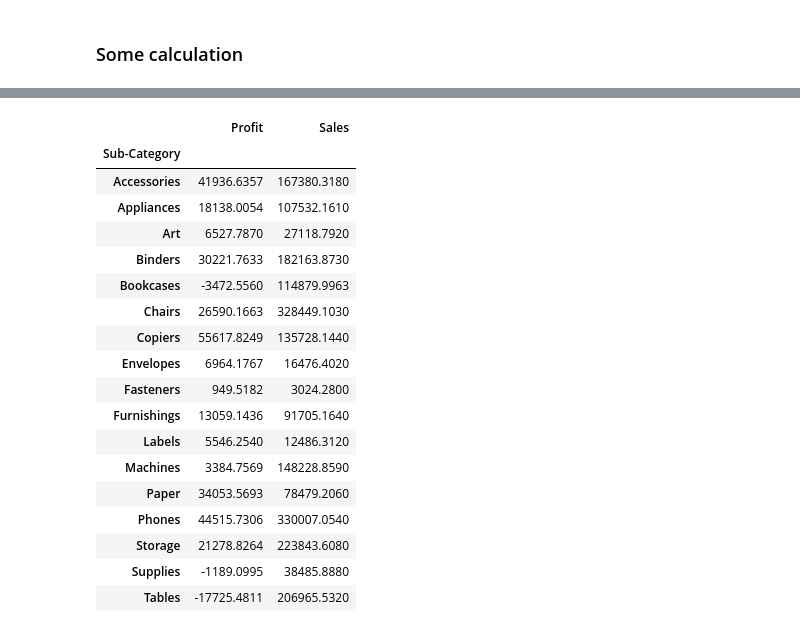
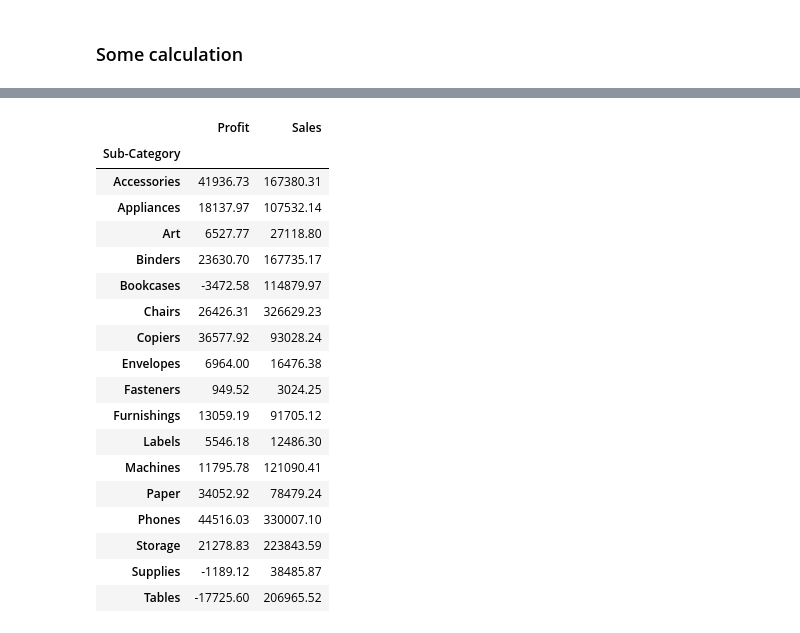
Before and after one commit to EljMorgan/Project3_DataPrep, a Jupyter notebook: Project_main.ipynb, the cells around one changed output, grey strips where cells are left out. Cells and saved outputs as stored; diff of their text form; code cells hidden in the pictures.

```diff
--- a/Project_main.ipynb
+++ b/Project_main.ipynb
@@ -5,6 +5,8 @@ import plotly.express as px
 import matplotlib.pyplot as plt
 # %%
 sales = pd.read_excel('9 - Superstore.xls', index_col= False)
+#rounding all values till 2 after coma
+sales = sales.round(2)
 sales.head()
 # %% [output]
 |  | Row ID | Order ID | Order Date | Ship Date | Ship Mode | Customer ID | Customer Name | Segment | Country | ... |
@@ -301,7 +288,7 @@ sales.boxplot(numeric_col)
 # %%
 #deleting rows with outliers by zeros
-sales.drop([0, 29, 441, 1291, 1863, 1864], axis = 0, inplace=True )
-sales.drop([1869, 1883, 3093, 3094, 3096, 4286], axis = 0, inplace=True)
+sales.drop([0, 29, 1291, 1863], axis = 0, inplace=True )
+sales.drop([1869, 3093, 3094, 4286], axis = 0, inplace=True)
 # %%
 stats = sales.describe().transpose()
 stats['IQR'] = stats['75%'] - stats['25%']
@@ -381,22 +364,23 @@ group by sub-category
 # %%
-sales.pivot_table(index=["Sub-Category"], values=["Sales",'Profit'], aggfunc=np.sum)
+#total of profits and sales for all our categories of sales
+round(sales.pivot_table(index=["Sub-Category"], values=["Sales",'Profit'], aggfunc=np.sum), 2)
 # %% [output]
 |  | Profit | Sales |
 | Sub-Category |  |  |
-| Accessories | 41936.6357 | 167380.3180 |
-| Appliances | 18138.0054 | 107532.1610 |
-| Art | 6527.7870 | 27118.7920 |
-| Binders | 30221.7633 | 182163.8730 |
-| Bookcases | -3472.5560 | 114879.9963 |
-| Chairs | 26590.1663 | 328449.1030 |
-| Copiers | 55617.8249 | 135728.1440 |
-| Envelopes | 6964.1767 | 16476.4020 |
-| Fasteners | 949.5182 | 3024.2800 |
-| Furnishings | 13059.1436 | 91705.1640 |
-| Labels | 5546.2540 | 12486.3120 |
-| Machines | 3384.7569 | 148228.8590 |
-| Paper | 34053.5693 | 78479.2060 |
-| Phones | 44515.7306 | 330007.0540 |
-| Storage | 21278.8264 | 223843.6080 |
-| Supplies | -1189.0995 | 38485.8880 |
-| Tables | -17725.4811 | 206965.5320 |
+| Accessories | 41936.73 | 167380.31 |
+| Appliances | 18137.97 | 107532.14 |
+| Art | 6527.77 | 27118.80 |
+| Binders | 23630.70 | 167735.17 |
+| Bookcases | -3472.58 | 114879.97 |
+| Chairs | 26426.31 | 326629.23 |
+| Copiers | 36577.92 | 93028.24 |
+| Envelopes | 6964.00 | 16476.38 |
+| Fasteners | 949.52 | 3024.25 |
+| Furnishings | 13059.19 | 91705.12 |
+| Labels | 5546.18 | 12486.30 |
+| Machines | 11795.78 | 121090.41 |
+| Paper | 34052.92 | 78479.24 |
+| Phones | 44516.03 | 330007.10 |
+| Storage | 21278.83 | 223843.59 |
+| Supplies | -1189.12 | 38485.87 |
+| Tables | -17725.60 | 206965.52 |
```
Also changed, not shown: parts of 25 cells of this notebook, 1 other file.
